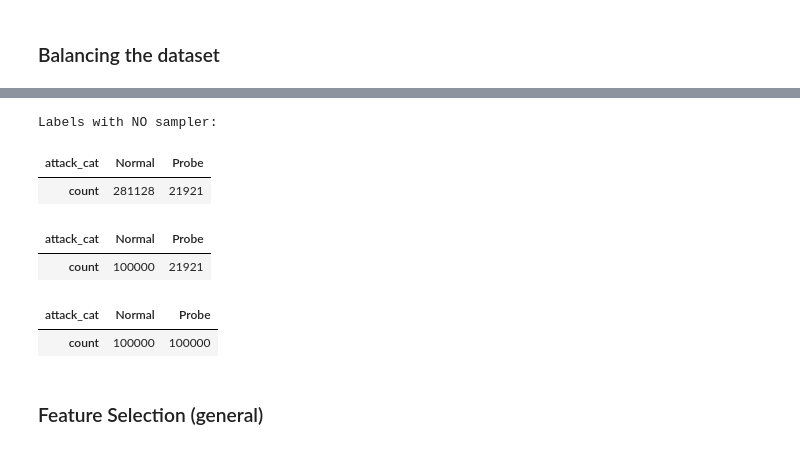
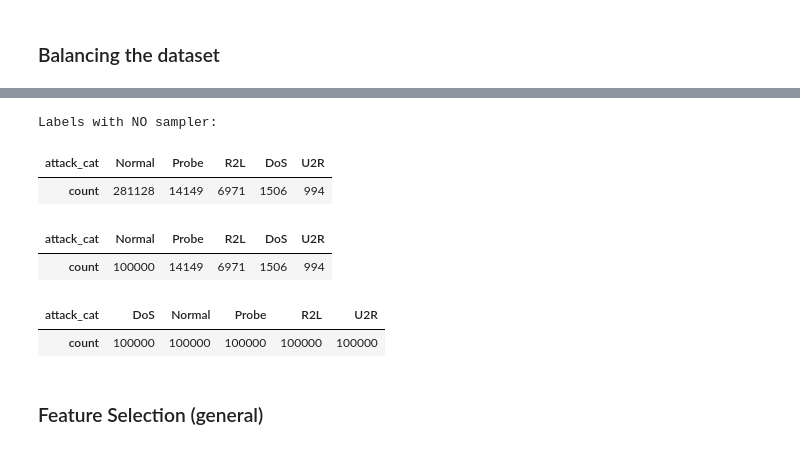
Before and after one commit to Mugna46/AI_project, a Jupyter notebook: AI.ipynb, the cells around one changed output, grey strips where cells are left out. Drawn from its saved outputs; the diff is of its cells as text; code cells hidden in the pictures.

```diff
--- a/AI.ipynb
+++ b/AI.ipynb
@@ -814,12 +846,10 @@ train_x.head(5)
 # %%
-train_x = train_x.astype('float64')
-
 print('Labels with NO sampler:')
 train_Y.value_counts().to_frame().T
 # %% [output]
 Labels with NO sampler:
-| attack_cat | Normal | Probe |
-| count | 281128 | 21921 |
+| attack_cat | Normal | Probe | R2L | DoS | U2R |
+| count | 281128 | 14149 | 6971 | 1506 | 994 |
 # %%
 sampling_strategy = {"Normal":100000}
 under_sampler = RandomUnderSampler(sampling_strategy=sampling_strategy, random_state=42)
@@ -828,8 +858,8 @@ train_x_under, train_Y_under = under_sampler.fit_resample(train_x, train_Y)
 
 train_Y_under.value_counts().to_frame().T
 # %% [output]
-| attack_cat | Normal | Probe |
-| count | 100000 | 21921 |
+| attack_cat | Normal | Probe | R2L | DoS | U2R |
+| count | 100000 | 14149 | 6971 | 1506 | 994 |
 # %%
 smote = SMOTE(random_state=42)
 
@@ -837,8 +867,8 @@ train_x_balanced_100k, train_Y_balanced_100k = smote.fit_resample(train_x_under,
 
 train_Y_balanced_100k.value_counts().to_frame().T
 # %% [output]
-| attack_cat | Normal | Probe |
-| count | 100000 | 100000 |
+| attack_cat | DoS | Normal | Probe | R2L | U2R |
+| count | 100000 | 100000 | 100000 | 100000 | 100000 |
 # %% [markdown]
 ### Feature Selection (general)
 # %% [markdown]
```
Also changed, not shown: parts of 29 cells of this notebook.
